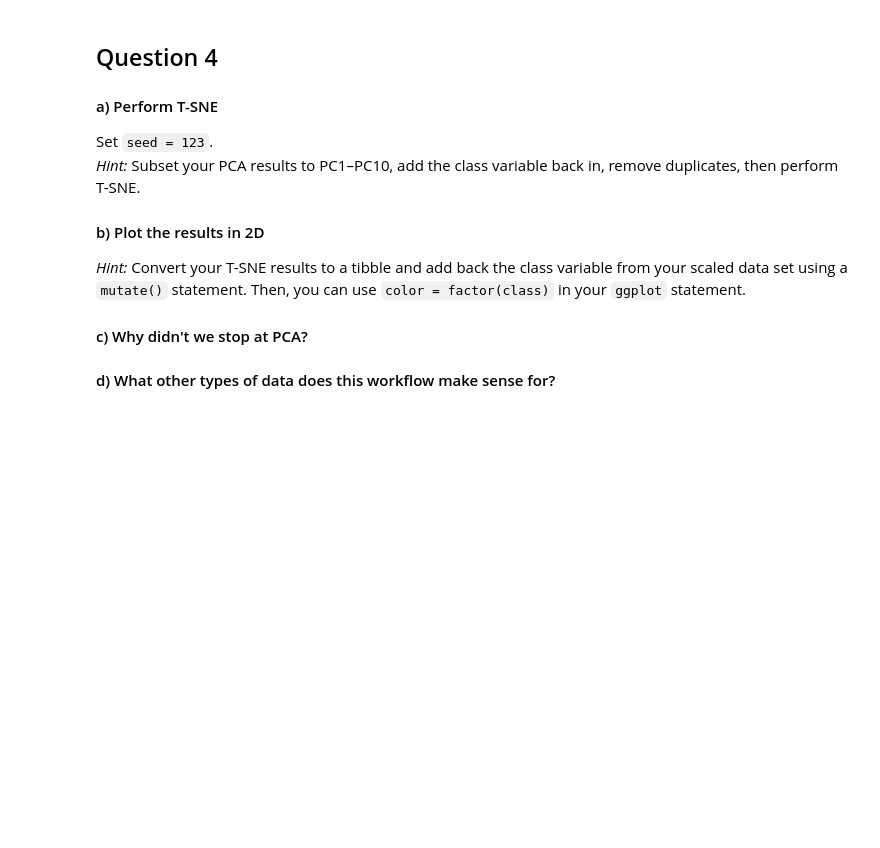
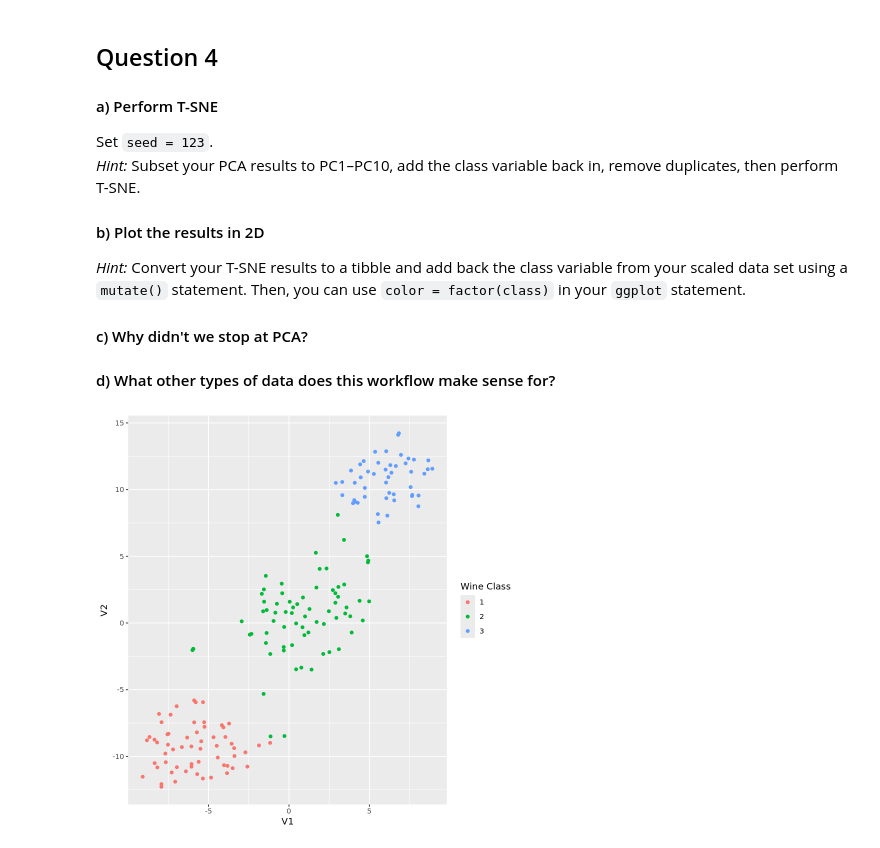
Before and after one commit to DudhiData/BIOS512, a Jupyter notebook: HW4/BIOS512_HW4.ipynb, the cells around one changed output. Saved outputs shown, nothing was run; the diff lists cells and outputs as text; code cells hidden in the pictures; blank space fills up the shorter version.

```diff
--- a/HW4/BIOS512_HW4.ipynb
+++ b/HW4/BIOS512_HW4.ipynb
@@ -153,3 +188,13 @@ Set `seed = 123`.
 
 
 #### d) What other types of data does this workflow make sense for?
+# %%
+# A
+set.seed(123)
+wine_tsne <-as.data.frame(wine_pca$x) %>% select(c(PC1:PC10)) %>% bind_cols(class = wine_pc$class) %>% distinct()
+results <- Rtsne(wine_tsne, dims = 2, perplexity = 30, verbose = FALSE, check_duplicates = FALSE)
+# B
+wine_data <- as_tibble(results$Y) %>% mutate(class = wine_sc$class)
+ggplot(wine_data, aes(V1, V2)) + geom_point(aes(color = factor(class))) + labs(color = "Wine Class")
+# %% [output]
+[figure, added]
```
Also changed, not shown: parts of 11 cells of this notebook.
